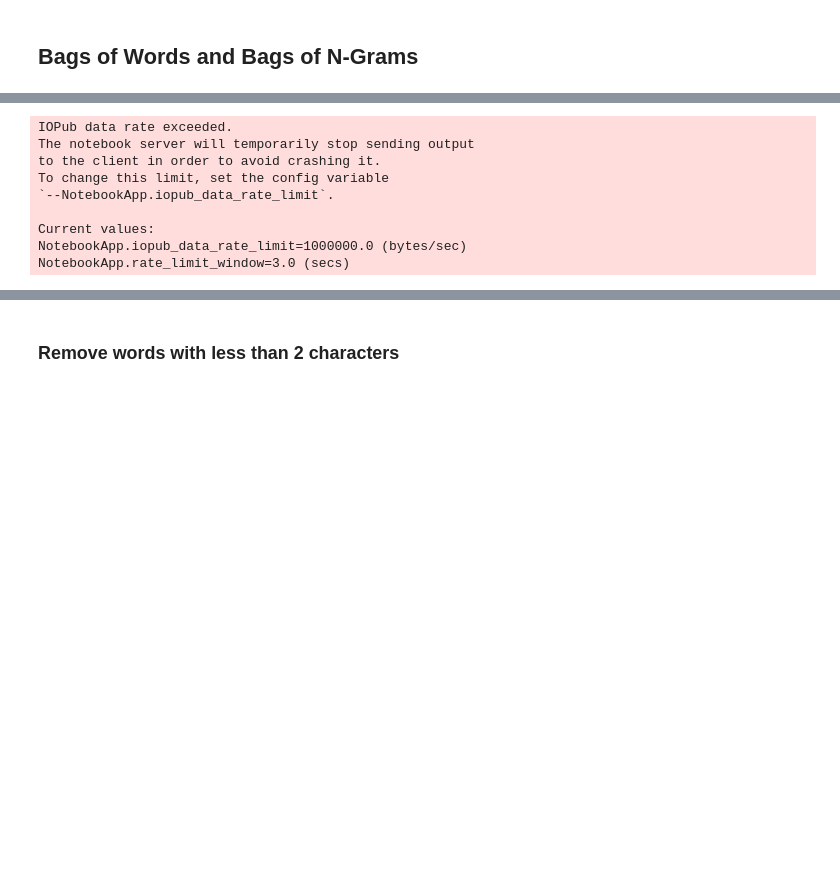
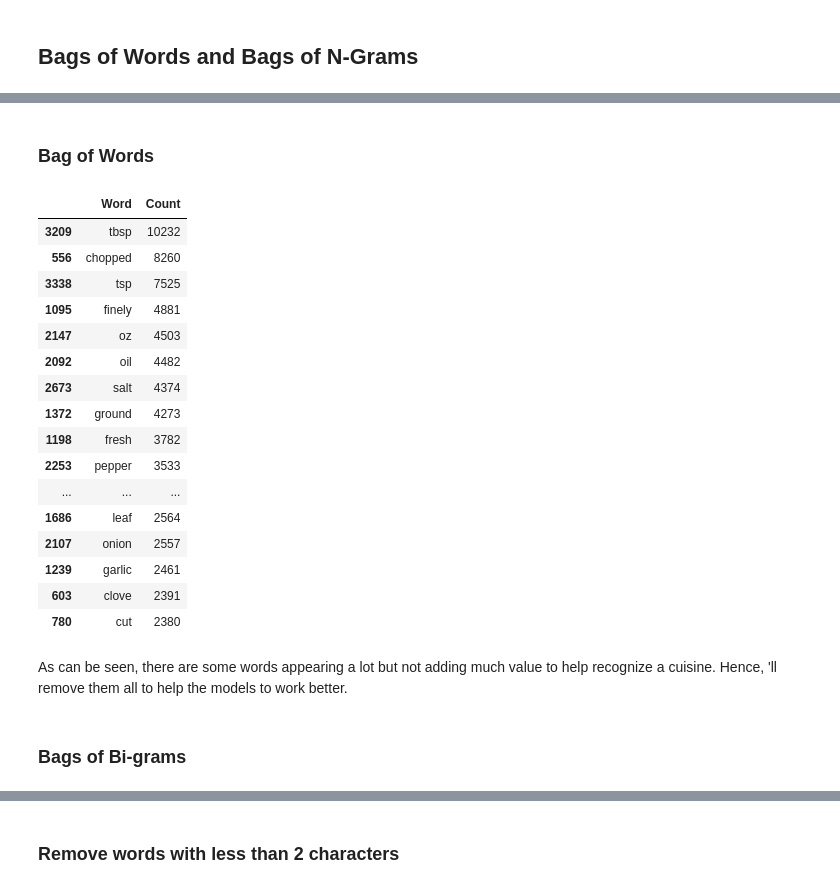
Before and after one commit to momcancode/Cuisine-Demystifier-NLP-ML-Project, a Jupyter notebook: model/00_EDA.ipynb, the cells around one changed output, grey strips where cells are left out. Cells and saved outputs as stored; diff of their text form; code cells hidden in the pictures; blank space fills up the shorter version.

Commit message:
Get bow and some words to remove

```diff
--- a/model/00_EDA.ipynb
+++ b/model/00_EDA.ipynb
@@ -366,0 +388,3 @@ Lemmatization refers to the process of mapping all different variants of a word
+# %%
+df.tokens = df.tokens.apply(lambda x: ' '.join([word for word in x]))
+df.head()
@@ -375,3 +404,2 @@ count_vect = CountVectorizer(ngram_range=(1,3))
 # %%
-all_ingredients = [doc for doc in df.full_ingredients]
-all_ingredients[:2]
+all_cuisine_words = ' '.join([doc for doc in df.tokens])
@@ -385,15 +406,35 @@ SyntaxError: invalid syntax (<ipython-input-41-d3bfc748244a>, line 1)
-# %%
-world_bow = count_vect.fit_transform(all_ingredients)
-
-#Look at the all cuisine vocabulary mapping
-print("Our vocabulary: ", count_vect.vocabulary_)
-# %% [output]
-IOPub data rate exceeded.
-The notebook server will temporarily stop sending output
-to the client in order to avoid crashing it.
-To change this limit, set the config variable
-`--NotebookApp.iopub_data_rate_limit`.
-
-Current values:
-NotebookApp.iopub_data_rate_limit=1000000.0 (bytes/sec)
-NotebookApp.rate_limit_window=3.0 (secs)
+# %% [markdown]
+### Bag of Words
+# %%
+bow_count_vect = CountVectorizer()
+# %%
+all_cuisine_bow = bow_count_vect.fit_transform([all_cuisine_words])
+# %%
+# Create a dataframe of ingredient word and frequency
+all_cuisine_bow_df = pd.DataFrame(
+    (count, word) for word, count in
+    zip(all_cuisine_bow.toarray().tolist()[0],
+    bow_count_vect.get_feature_names()))
+all_cuisine_bow_df.columns = ['Word', 'Count']
+all_cuisine_bow_df.sort_values('Count', ascending=False, inplace=True)
+all_cuisine_bow_df.head(20)
+# %% [output]
+|  | Word | Count |
+| 3209 | tbsp | 10232 |
+| 556 | chopped | 8260 |
+| 3338 | tsp | 7525 |
+| 1095 | finely | 4881 |
+| 2147 | oz | 4503 |
+| 2092 | oil | 4482 |
+| 2673 | salt | 4374 |
+| 1372 | ground | 4273 |
+| 1198 | fresh | 3782 |
+| 2253 | pepper | 3533 |
+| ... | ... | ... |
+| 1686 | leaf | 2564 |
+| 2107 | onion | 2557 |
+| 1239 | garlic | 2461 |
+| 603 | clove | 2391 |
+| 780 | cut | 2380 |
+# %% [markdown]
+As can be seen, there are some words appearing a lot but not adding much value to help recognize a cuisine. Hence, 'll remove them all to help the models to work better.
@@ -399,0 +443,2 @@ NotebookApp.rate_limit_window=3.0 (secs)
+# %% [markdown]
+### Bags of Bi-grams
```
Also changed, not shown: parts of 18 cells of this notebook.
